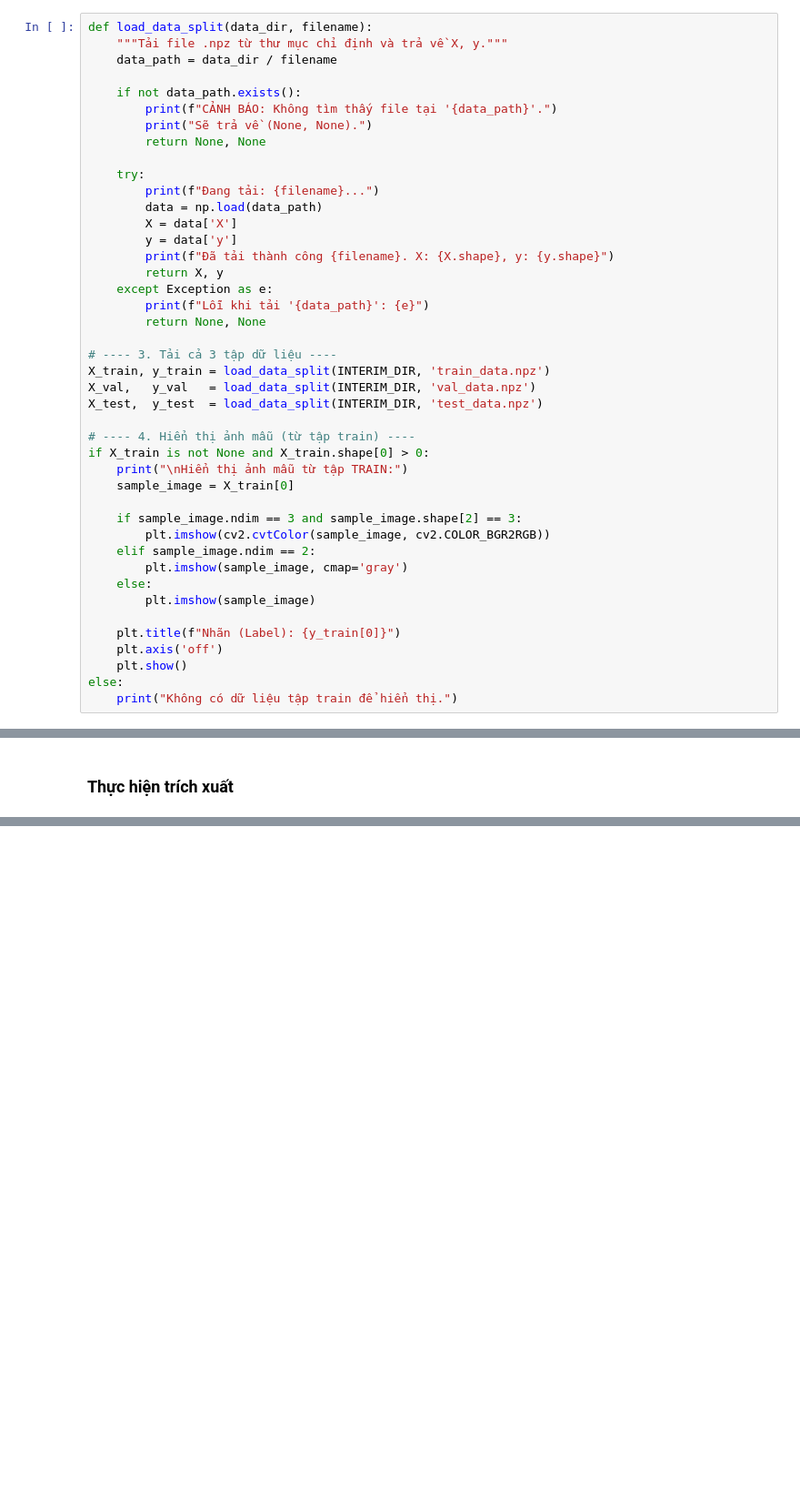
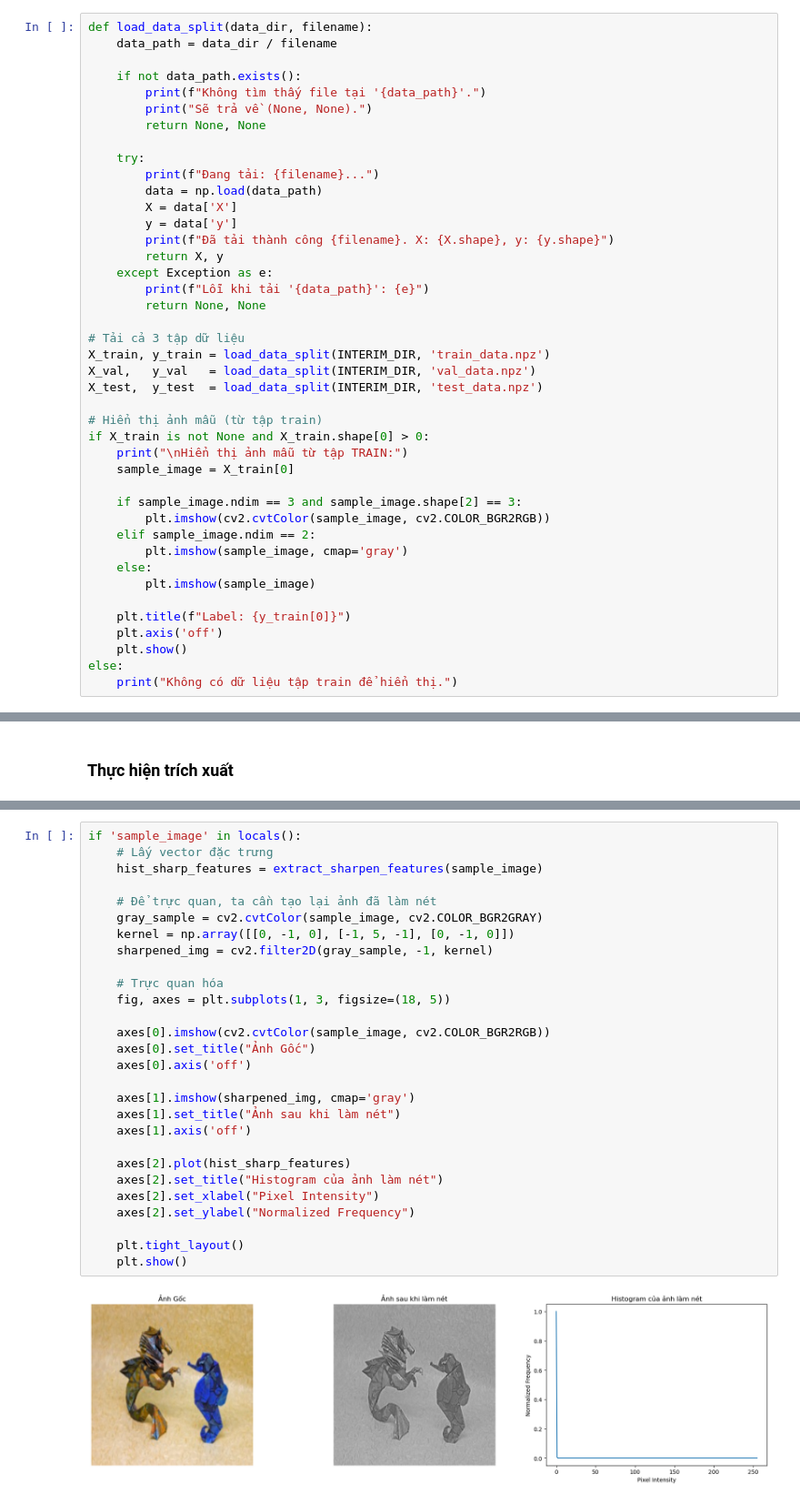
Before and after one commit to TranAnhQuoc23521313/CS231_CV_Project_Classification_Sea_Animals, a Jupyter notebook: notebooks/03_features_extraction.ipynb, the cells around one changed output, grey strips where cells are left out. Shown at 91% size. Saved outputs shown, nothing was run; the diff lists cells and outputs as text; blank space fills up the shorter version.

```diff
--- a/notebooks/03_features_extraction.ipynb
+++ b/notebooks/03_features_extraction.ipynb
@@ -36,11 +35,10 @@ Processed Dir (Out): /Users/CONG HAU/UIT-CS-PROJECTS/CS231_CV_Project_Classifica
 ## Chuẩn bị data
 # %%
 def load_data_split(data_dir, filename):
-    """Tải file .npz từ thư mục chỉ định và trả về X, y."""
     data_path = data_dir / filename
 
     if not data_path.exists():
-        print(f"CẢNH BÁO: Không tìm thấy file tại '{data_path}'.")
+        print(f"Không tìm thấy file tại '{data_path}'.")
         print("Sẽ trả về (None, None).")
         return None, None
 
@@ -55,12 +53,12 @@ def load_data_split(data_dir, filename):
         print(f"Lỗi khi tải '{data_path}': {e}")
         return None, None
 
-# ---- 3. Tải cả 3 tập dữ liệu ----
+# Tải cả 3 tập dữ liệu
 X_train, y_train = load_data_split(INTERIM_DIR, 'train_data.npz')
 X_val,   y_val   = load_data_split(INTERIM_DIR, 'val_data.npz')
 X_test,  y_test  = load_data_split(INTERIM_DIR, 'test_data.npz')
 
-# ---- 4. Hiển thị ảnh mẫu (từ tập train) ----
+# Hiển thị ảnh mẫu (từ tập train)
 if X_train is not None and X_train.shape[0] > 0:
     print("\nHiển thị ảnh mẫu từ tập TRAIN:")
     sample_image = X_train[0]
@@ -72,7 +70,7 @@ if X_train is not None and X_train.shape[0] > 0:
     else:
         plt.imshow(sample_image)
 
-    plt.title(f"Nhãn (Label): {y_train[0]}")
+    plt.title(f"Label: {y_train[0]}")
     plt.axis('off')
     plt.show()
 else:
@@ -231,0 +197,30 @@ Hoàn tất toàn bộ quá trình trích xuất và lưu trữ!
+# %%
+if 'sample_image' in locals():
+    # Lấy vector đặc trưng
+    hist_sharp_features = extract_sharpen_features(sample_image)
+
+    # Để trực quan, ta cần tạo lại ảnh đã làm nét
+    gray_sample = cv2.cvtColor(sample_image, cv2.COLOR_BGR2GRAY)
+    kernel = np.array([[0, -1, 0], [-1, 5, -1], [0, -1, 0]])
+    sharpened_img = cv2.filter2D(gray_sample, -1, kernel)
+
+    # Trực quan hóa
+    fig, axes = plt.subplots(1, 3, figsize=(18, 5))
+
+    axes[0].imshow(cv2.cvtColor(sample_image, cv2.COLOR_BGR2RGB))
+    axes[0].set_title("Ảnh Gốc")
+    axes[0].axis('off')
+
+    axes[1].imshow(sharpened_img, cmap='gray')
+    axes[1].set_title("Ảnh sau khi làm nét")
+    axes[1].axis('off')
+
+    axes[2].plot(hist_sharp_features)
+    axes[2].set_title("Histogram của ảnh làm nét")
+    axes[2].set_xlabel("Pixel Intensity")
+    axes[2].set_ylabel("Normalized Frequency")
+
+    plt.tight_layout()
+    plt.show()
+# %% [output]
+[figure, added]
```
Also changed, not shown: parts of 24 cells of this notebook, 6 other files.
